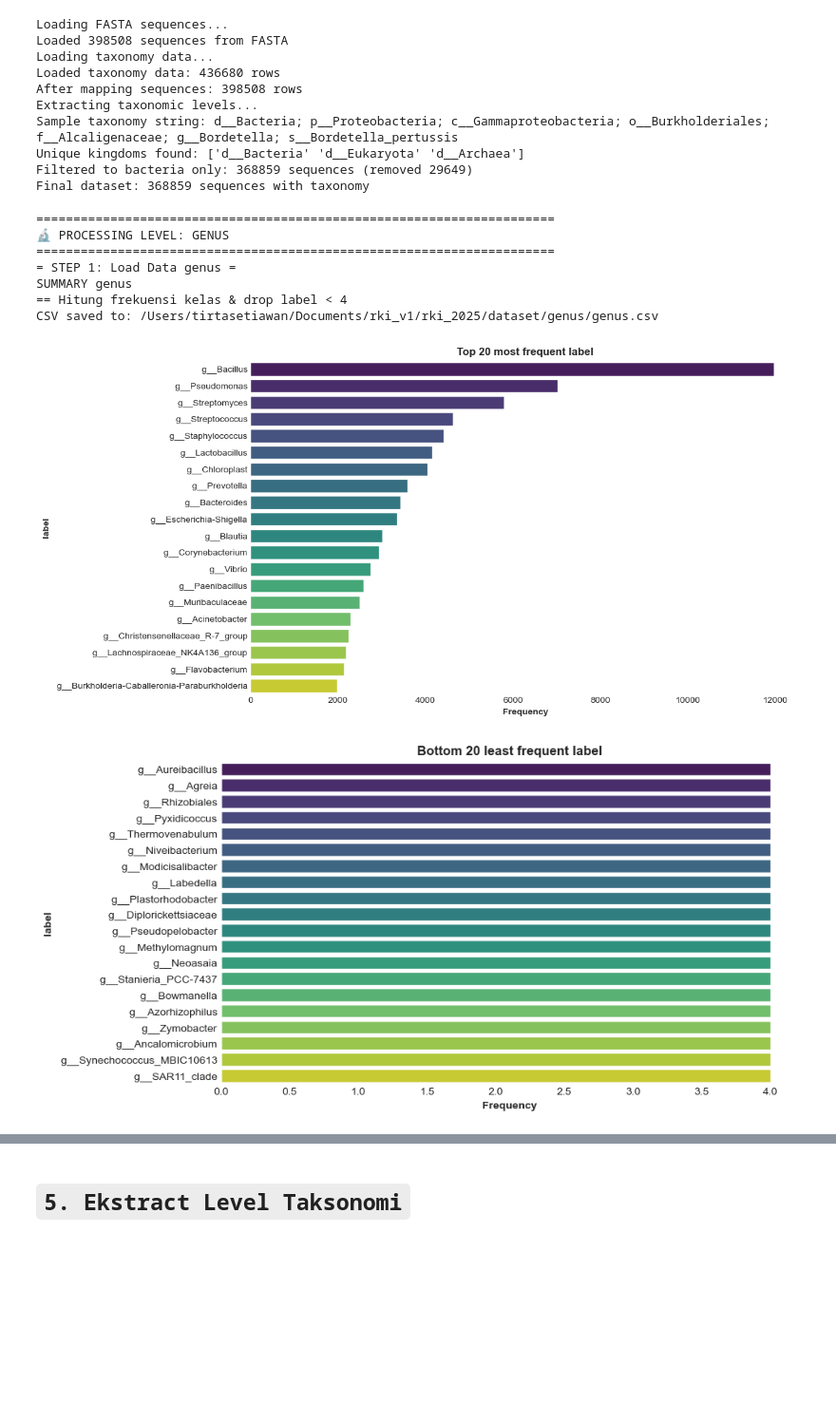
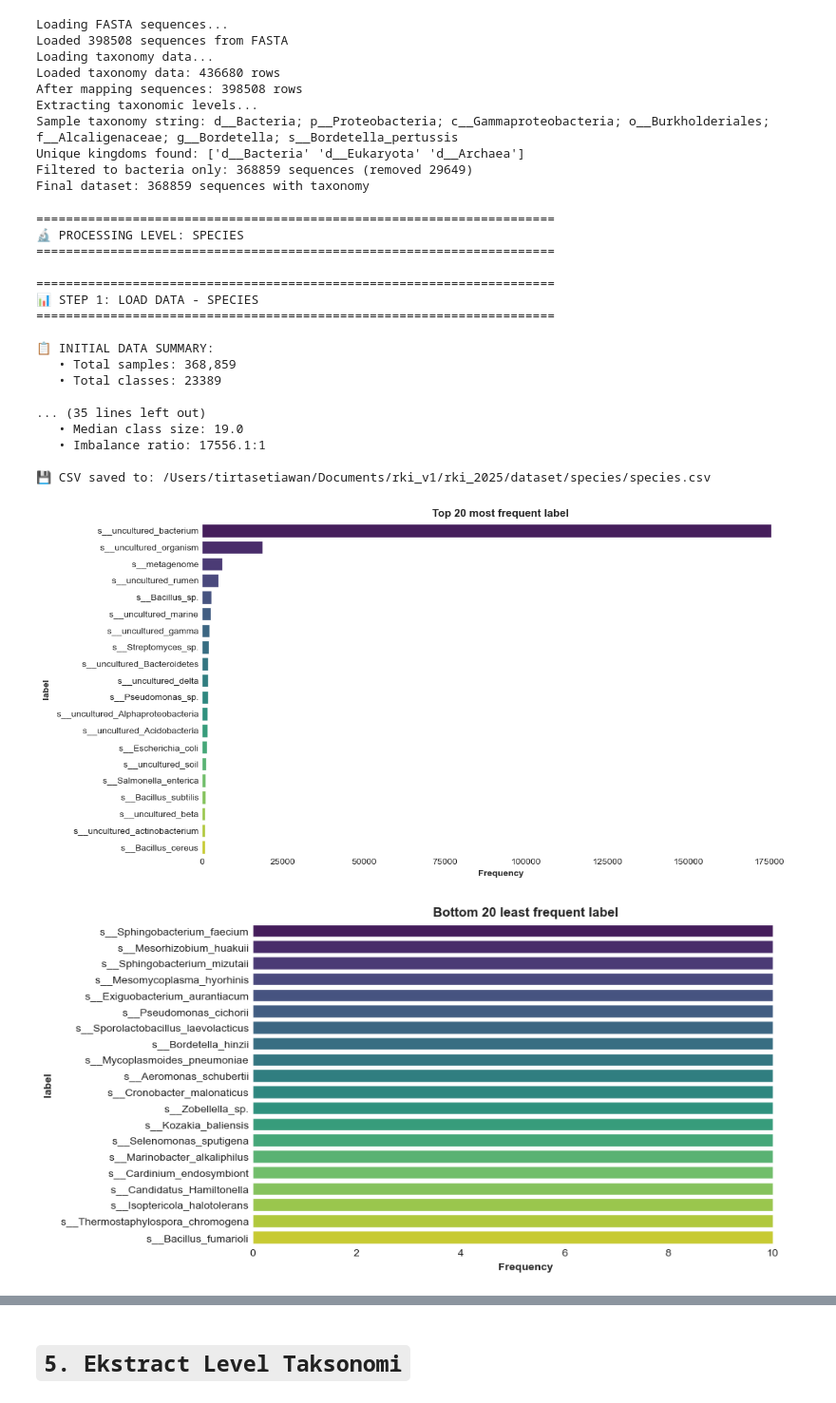
Before and after one commit to setiawantirta/SCALR-Tax, a Jupyter notebook: centroid-kmeans-50-rki.ipynb, the cells around one changed output, grey strips where cells are left out. Shown at 95% size. Cells and saved outputs as stored; diff of their text form; code cells hidden in the pictures; blank space fills up the shorter version.

```diff
--- a/centroid-kmeans-50-rki.ipynb
+++ b/centroid-kmeans-50-rki.ipynb
@@ -268,42 +282,56 @@ Final dataset: 368859 sequences with taxonomy
 # %%
 # ✅ BEST PRACTICE: Preserve ALL rare taxa
 csv_paths, paths_file = run_extract_(
     df_tax,
-    columns_select=['genus', 'species'],
+    columns_select=['species'],
     output_path='/Users/tirtasetiawan/Documents/rki_v1/rki_2025/dataset',
 
-    kmer_size=6
+    kmer_size=6,
+
+    # ✅ NEW: Filtering configuration (DEFAULT)
+    filter_uncultured=True,      # Remove 'uncultured' labels
+    filter_metagenome=True,       # Remove 'metagenome' labels
+    filter_unidentified=True,     # Remove 'unknown', 'unidentified'
+    filter_environmental=True,   # Keep 'environmental' labels
 
     # 🆕 Keep all classes initially
-    min_sample_freq=1,           # ✅ NO initial filtering
-    filter_uncultured=False,      # Still remove 'uncultured'
+    min_sample_freq=10,           # ✅ NO initial filtering
 
     # Balancing strategy
-    generate_dummy=True,
     imbalance_strategy='hierarchical_grouping',
     hierarchical_grouping=True,   # Group rare by genus
 
     # Balancing Using Under Sampling
-    sampling_strategy='centroid_closest',
-    sample_fraction=2, # jumlah sebanyak 2 baris per baris
-    small_class_threshold=10,     # Group if <10 samples
+    sampling_strategy='centroid_closest', # None untuk ambil semua data
+    sample_fraction=0.001, # jumlah baris yang diambil/disampel
+    small_class_threshold=10,     # Group if <10 samples, ✅ Group rare classes
     small_class_strategy='group',
-    min_samples_per_class=10,
+    min_samples_per_class=10, # ✅ Ensure minimum per class
 
     # 🆕 Keep only top 100 classes (AFTER balancing)
     top_n_classes=None,  # ← NEW! Integer 100, 50, 200, etc.
 
     # Visualization
     create_plots=True,
     plot_top_n=None
 )
 # %% [output]
 ======================================================================
-🔬 PROCESSING LEVEL: GENUS
+🔬 PROCESSING LEVEL: SPECIES
 ======================================================================
-= STEP 1: Load Data genus =
-SUMMARY genus
-== Hitung frekuensi kelas & drop label < 4
-CSV saved to: /Users/tirtasetiawan/Documents/rki_v1/rki_2025/dataset/genus/genus.csv
+
+======================================================================
+📊 STEP 1: LOAD DATA - SPECIES
+======================================================================
+
+📋 INITIAL DATA SUMMARY:
+   • Total samples: 368,859
+   • Total classes: 23389
+
+... (35 lines left out)
+   • Median class size: 19.0
+   • Imbalance ratio: 17556.1:1
+
+💾 CSV saved to: /Users/tirtasetiawan/Documents/rki_v1/rki_2025/dataset/species/species.csv
-[figure, old version]
+[figure, new version]
-[figure, old version]
+[figure, new version]
```
Also changed, not shown: parts of 3 cells of this notebook, 1 other file.
